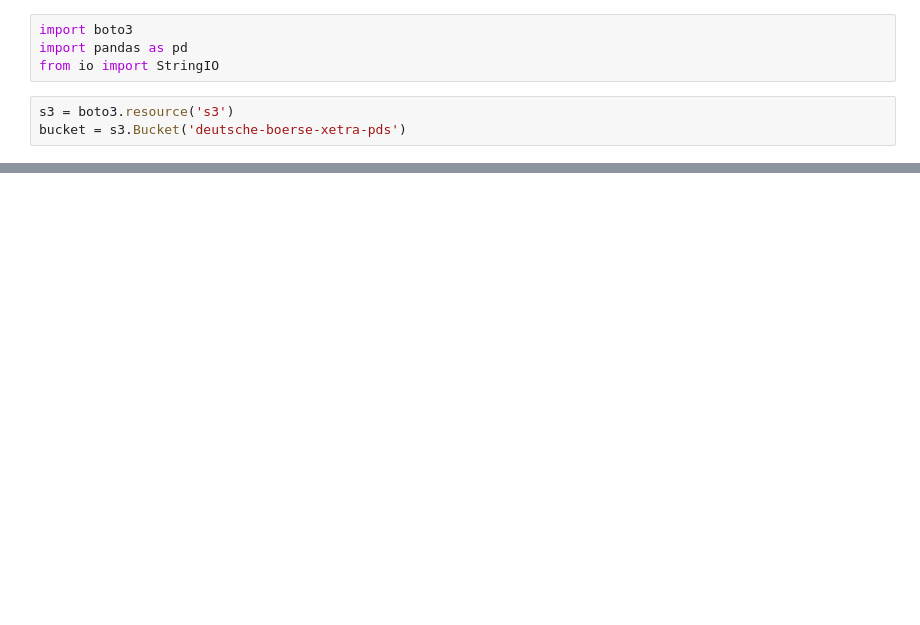
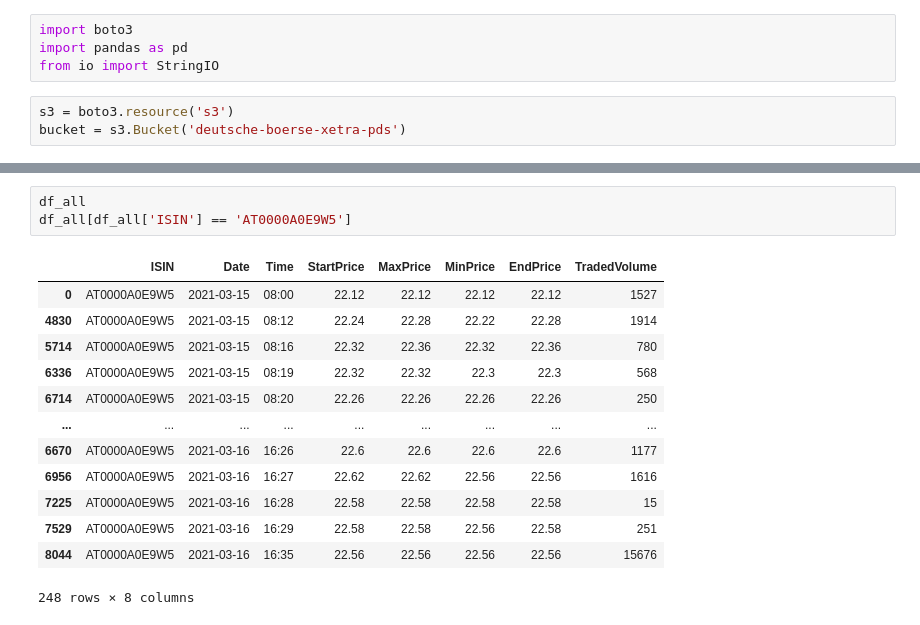
Before and after one commit to pythonlancer/xetra_etl_pipeline, a Jupyter notebook: Quick and Dirty Method.ipynb, the cells around one changed output, grey strips where cells are left out. Drawn from its saved outputs; the diff is of its cells as text; blank space fills up the shorter version.

```diff
--- a/Quick and Dirty Method.ipynb
+++ b/Quick and Dirty Method.ipynb
@@ -53,0 +97,17 @@ df
+# %%
+df_all
+df_all[df_all['ISIN'] == 'AT0000A0E9W5']
+# %% [output]
+|  | ISIN | Date | Time | StartPrice | MaxPrice | MinPrice | EndPrice | TradedVolume |
+| 0 | AT0000A0E9W5 | 2021-03-15 | 08:00 | 22.12 | 22.12 | 22.12 | 22.12 | 1527 |
+| 4830 | AT0000A0E9W5 | 2021-03-15 | 08:12 | 22.24 | 22.28 | 22.22 | 22.28 | 1914 |
+| 5714 | AT0000A0E9W5 | 2021-03-15 | 08:16 | 22.32 | 22.36 | 22.32 | 22.36 | 780 |
+| 6336 | AT0000A0E9W5 | 2021-03-15 | 08:19 | 22.32 | 22.32 | 22.3 | 22.3 | 568 |
+| 6714 | AT0000A0E9W5 | 2021-03-15 | 08:20 | 22.26 | 22.26 | 22.26 | 22.26 | 250 |
+| ... | ... | ... | ... | ... | ... | ... | ... | ... |
+| 6670 | AT0000A0E9W5 | 2021-03-16 | 16:26 | 22.6 | 22.6 | 22.6 | 22.6 | 1177 |
+| 6956 | AT0000A0E9W5 | 2021-03-16 | 16:27 | 22.62 | 22.62 | 22.56 | 22.56 | 1616 |
+| 7225 | AT0000A0E9W5 | 2021-03-16 | 16:28 | 22.58 | 22.58 | 22.58 | 22.58 | 15 |
+| 7529 | AT0000A0E9W5 | 2021-03-16 | 16:29 | 22.58 | 22.58 | 22.56 | 22.58 | 251 |
+| 8044 | AT0000A0E9W5 | 2021-03-16 | 16:35 | 22.56 | 22.56 | 22.56 | 22.56 | 15676 |
+248 rows × 8 columns
```
Also changed, not shown: parts of 13 cells of this notebook, 1 other file.
